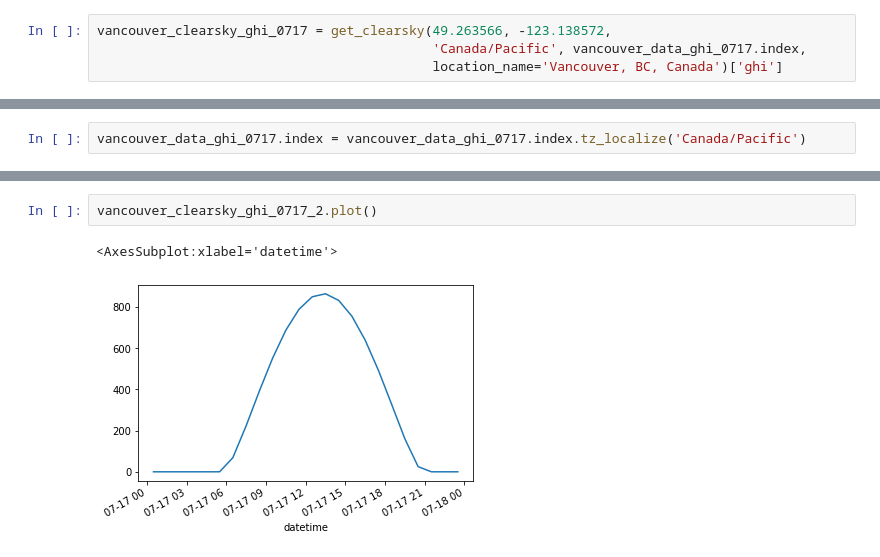
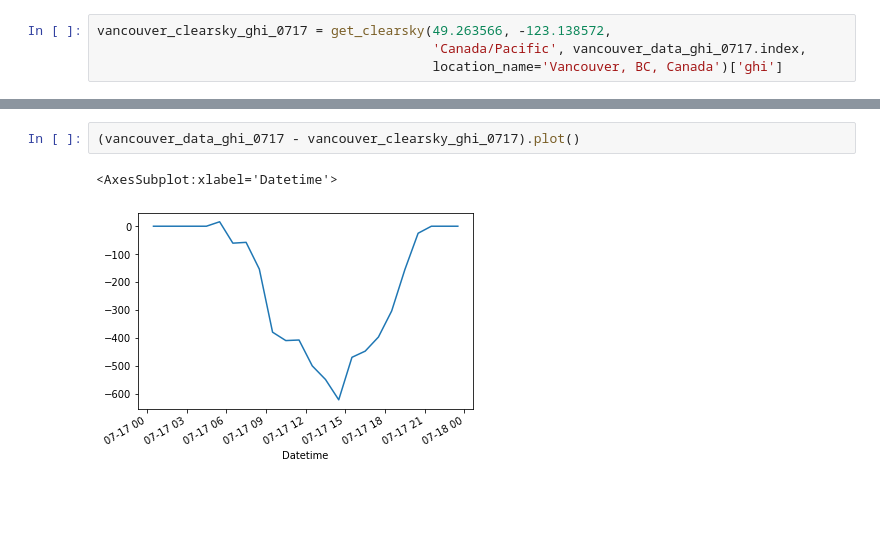
Before and after one commit to tadatoshi/agrivoltaics_supply_side_management, a Jupyter notebook: notebooks/exploratory_data_analysis/solar_resource_time_series.ipynb, the cells around one changed output, grey strips where cells are left out. Saved outputs shown, nothing was run; the diff lists cells and outputs as text; blank space fills up the shorter version.

```diff
--- a/notebooks/exploratory_data_analysis/solar_resource_time_series.ipynb
+++ b/notebooks/exploratory_data_analysis/solar_resource_time_series.ipynb
@@ -343,2 +237,0 @@ Freq: H, Name: ghi, dtype: float64
-# %%
-vancouver_data_ghi_0717.index = vancouver_data_ghi_0717.index.tz_localize('Canada/Pacific')
@@ -389,5 +238,5 @@ Name: ghi, dtype: float64
-# %%
-vancouver_clearsky_ghi_0717_2.plot()
-# %% [output]
-<AxesSubplot:xlabel='datetime'>
-[figure, removed]
+# %%
+(vancouver_data_ghi_0717 - vancouver_clearsky_ghi_0717).plot()
+# %% [output]
+<AxesSubplot:xlabel='Datetime'>
+[figure, added]
```
Also changed, not shown: parts of 30 cells of this notebook.
